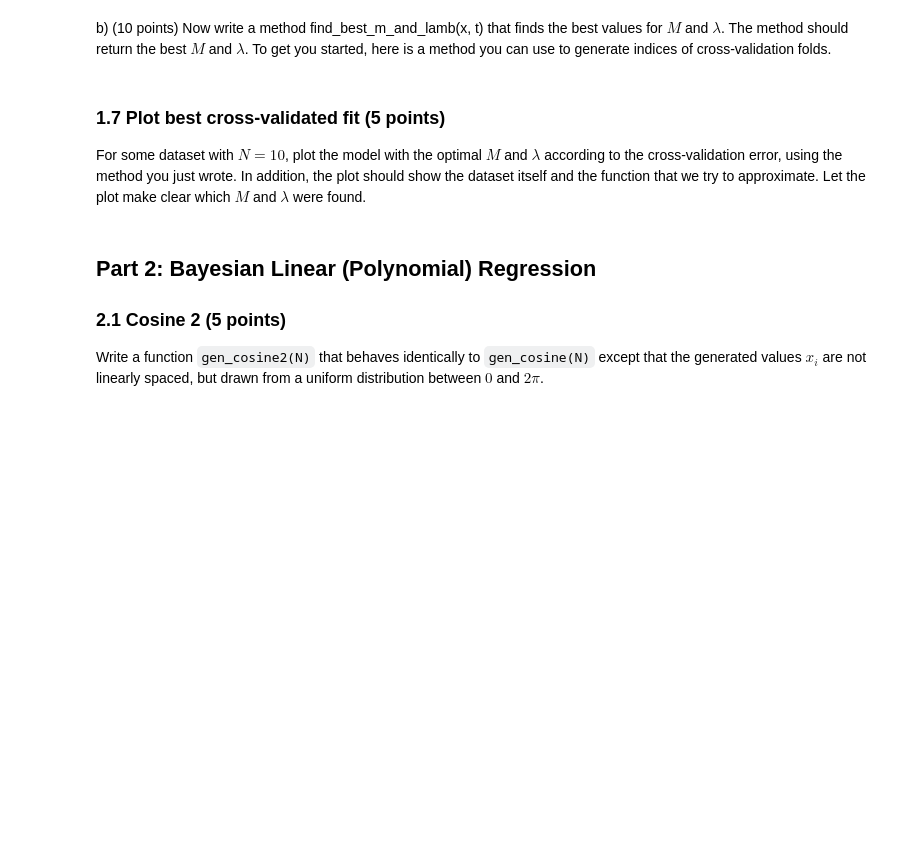
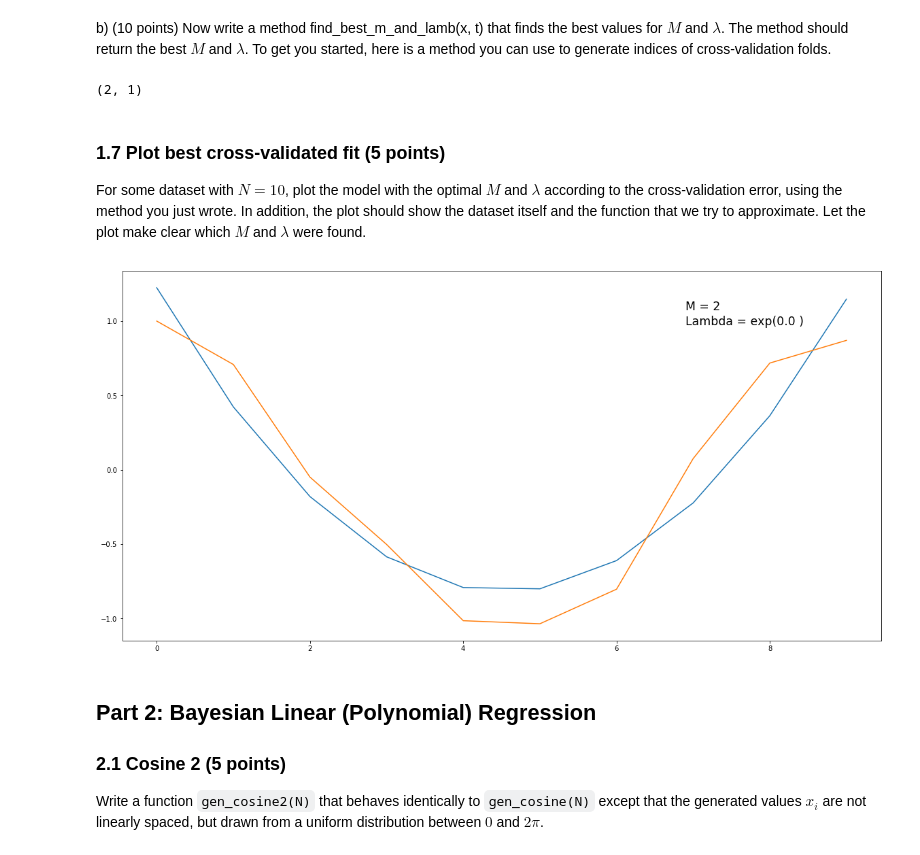
Before and after one commit to Lukx19/UvA-ML1, a Jupyter notebook: lab1.ipynb, the cells around one changed output. Saved outputs shown, nothing was run; the diff lists cells and outputs as text; code cells hidden in the pictures; blank space fills up the shorter version.

```diff
--- a/lab1.ipynb
+++ b/lab1.ipynb
@@ -251,14 +270,35 @@ def kfold_indices(N, k):
         valid_folds.append(valid_indices)
         train_folds.append(np.setdiff1d(all_indices, valid_indices))
     return train_folds, valid_folds
-# %%
-def find_best_m_and_lamb(x, t):
-    # YOUR CODE HERE
-    raise NotImplementedError()
-
-    return M_best, lamb_best
+# %%
+def find_best_m_and_lamb(x, t):
+    folds = 5
+    train_idx, valid_idx = kfold_indices(len(x),folds)
+    M_best = 2
+    lamb_best = 1
+    err_best = 1000000000
+    for m in range(10):
+        for exponent in range(-10):
+            for i in range(folds):
+                x_train = np.take(x, train_idx[i])
+                t_train = np.take(t, train_idx[i])
+                x_valid = np.take(x, valid_idx[i])
+                t_valid = np.take(t, valid_idx[i])
+                err =pred_error(x_train, x_valid, t_train, t_valid, m, math.exp(exponent))
+                if err < err_best:
+                    err_best = err
+                    M_best = m
+                    lamb_best = math.exp(exponent)
+    return M_best, lamb_best
 # %%
 ### If you want you can write your own test here
+# %%
+np.random.seed(9)
+N=10
+x, t = gen_cosine(N)
+print(find_best_m_and_lamb(x,t))
+# %% [output]
+(2, 1)
 # %% [markdown]
 ### 1.7 Plot best cross-validated fit (5 points)
 
@@ -269,3 +306,19 @@ raise NotImplementedError()
+# %%
+import matplotlib.pyplot as plt
+N=10
+np.random.seed(9)
+x, t = gen_cosine(N)
+M,lamb = find_best_m_and_lamb(x,t)
+w, Phi = fit_polynomial(x,t,M)
+res = np.matmul(Phi,w.transpose())
+res = np.asarray(res).reshape(-1)
+plt.plot(res)
+plt.plot(t)
+plt.figtext(0.7, 0.8, "M = "+ str(M),  size='xx-large')
+plt.figtext(0.7, 0.77, "Lambda = exp("+ str(math.log(lamb))+" )", size='xx-large')
+plt.show()
+# %% [output]
+[figure, added]
 # %% [markdown]
 ## Part 2: Bayesian Linear (Polynomial) Regression
 
```
Also changed, not shown: parts of 8 cells of this notebook.
